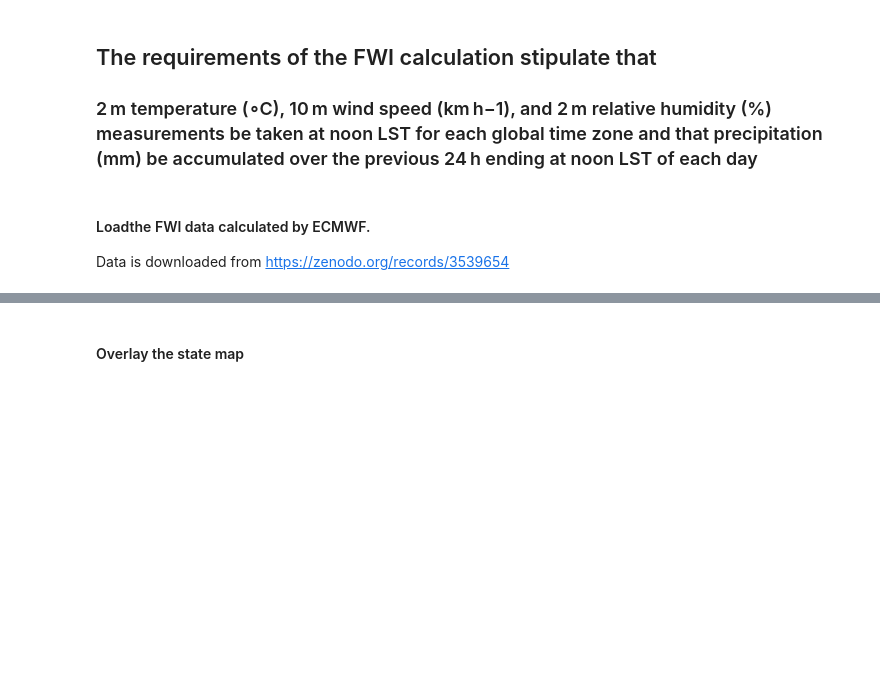
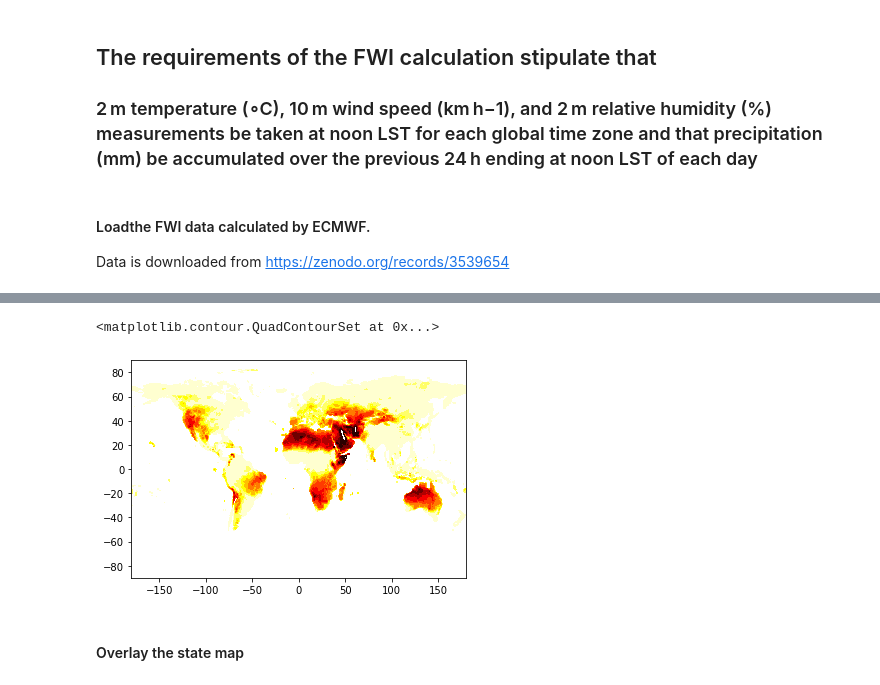
Before and after one commit to UW-Climate-Risk-Lab/climate-risk-map-hazards, a Jupyter notebook: FireWeatherIndex/FWI_ERA5.ipynb, the cells around one changed output, grey strips where cells are left out. Saved outputs shown, nothing was run; the diff lists cells and outputs as text; code cells hidden in the pictures; blank space fills up the shorter version.

```diff
--- a/FireWeatherIndex/FWI_ERA5.ipynb
+++ b/FireWeatherIndex/FWI_ERA5.ipynb
@@ -40,3 +48,10 @@ fmc = fmc.isel(Time=slice(212,217)) # Aug 1 to Aug 6
+# %%
+plt.contourf(fmc.Longitude, fmc.Latitude, fwi_sorted[210:240,:,:].mean('Time'),
+                     levels=np.linspace(0,100,11),
+                    cmap='hot_r')
+# %% [output]
+<matplotlib.contour.QuadContourSet at 0x...>
+[figure, added]
 # %%
 ds = xr.open_dataset('~/Downloads/duff_moisture_code_2018.nc')
 dmc = ds.DMC
```
Also changed, not shown: parts of 15 cells of this notebook, 2 other files.
